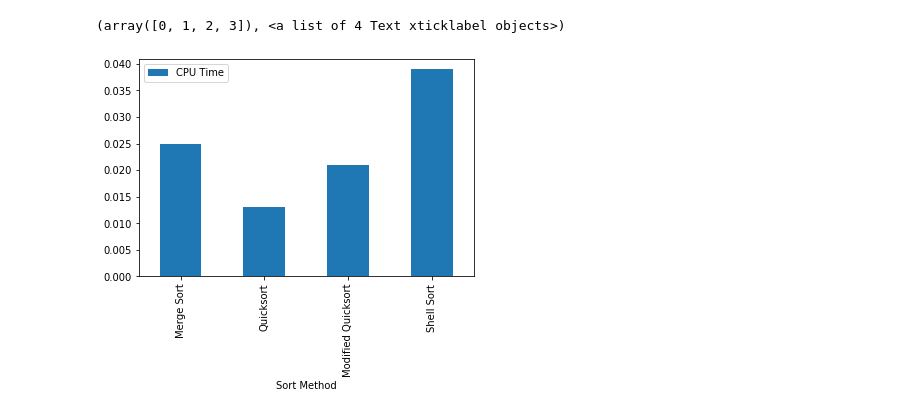
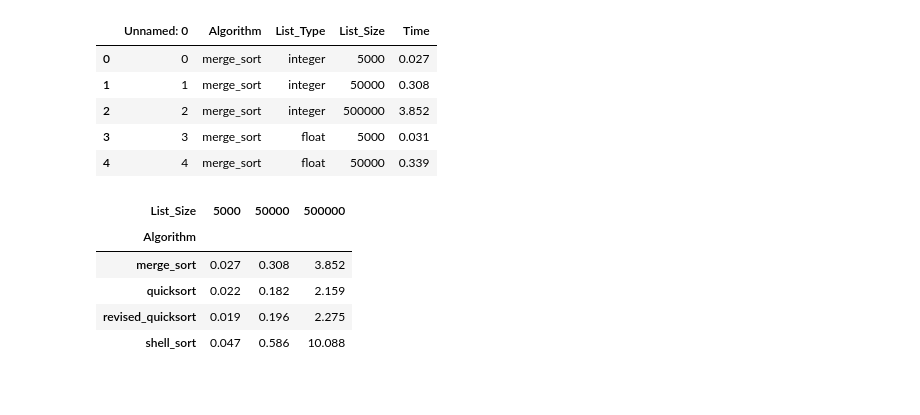
Before and after one commit to doofusdavid/CSC506_Module8_PortfolioProject, a Jupyter notebook: Graphing.ipynb, the cells around one changed output. Saved outputs shown, nothing was run; the diff lists cells and outputs as text; code cells hidden in the pictures; blank space fills up the shorter version.

```diff
--- a/Graphing.ipynb
+++ b/Graphing.ipynb
@@ -16,6 +6,10 @@ int_5000_df
-# %%
-int_5000_df.plot.bar(x="Sort Method", y="CPU Time", rot=0)
-plt.xticks(rotation=90)
-# %% [output]
-(array([0, 1, 2, 3]), <a list of 4 Text xticklabel objects>)
-[figure, removed]
+# %%
+df = pd.read_csv('test_results.csv')
+df.head()
+# %% [output]
+|  | Unnamed: 0 | Algorithm | List_Type | List_Size | Time |
+| 0 | 0 | merge_sort | integer | 5000 | 0.027 |
+| 1 | 1 | merge_sort | integer | 50000 | 0.308 |
+| 2 | 2 | merge_sort | integer | 500000 | 3.852 |
+| 3 | 3 | merge_sort | float | 5000 | 0.031 |
+| 4 | 4 | merge_sort | float | 50000 | 0.339 |
@@ -21,0 +21,9 @@ plt.xticks(rotation=90)
+# %%
+filtereddf.head()
+# %% [output]
+| List_Size | 5000 | 50000 | 500000 |
+| Algorithm |  |  |  |
+| merge_sort | 0.027 | 0.308 | 3.852 |
+| quicksort | 0.022 | 0.182 | 2.159 |
+| revised_quicksort | 0.019 | 0.196 | 2.275 |
+| shell_sort | 0.047 | 0.586 | 10.088 |
```
Also changed, not shown: parts of 5 cells of this notebook.
